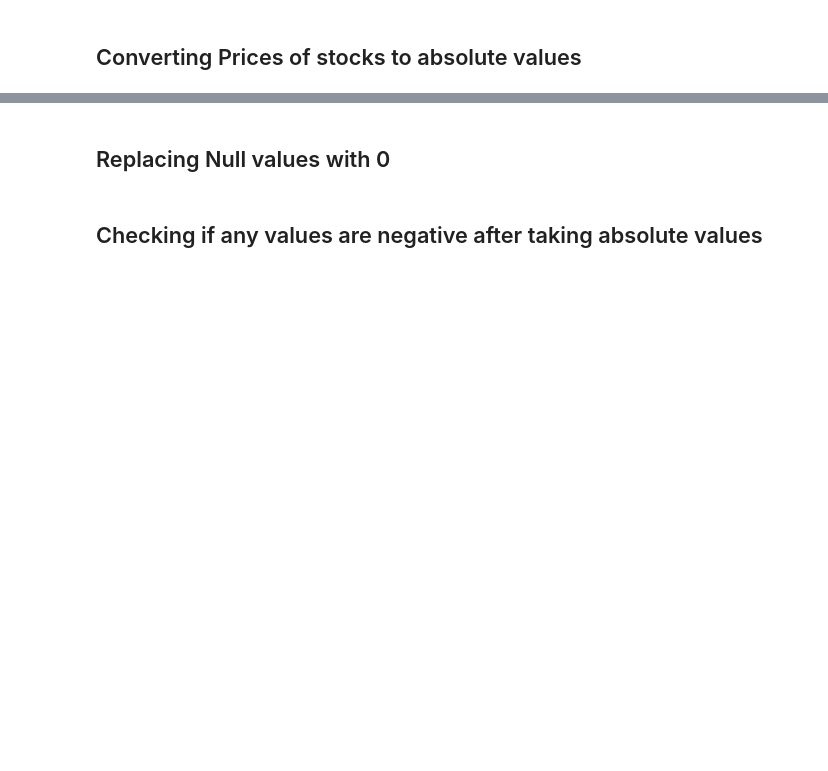
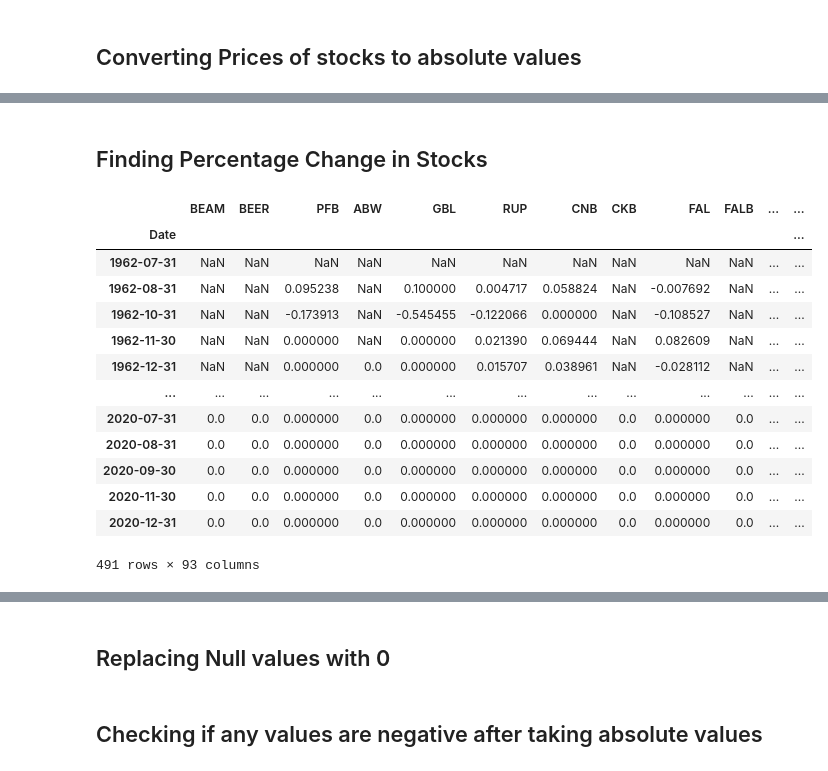
Before and after one commit to statistactics/sin-stocks, a Jupyter notebook: PORTFOLIO_CONSTRUCTION.ipynb, the cells around one changed output, grey strips where cells are left out. Cells and saved outputs as stored; diff of their text form; code cells hidden in the pictures; blank space fills up the shorter version.

Commit message:
Derived percentage change in stocks, removed null

```diff
--- a/PORTFOLIO_CONSTRUCTION.ipynb
+++ b/PORTFOLIO_CONSTRUCTION.ipynb
@@ -4,0 +19,3 @@ import matplotlib.pyplot as plt
+# %%
+sin_list = sin_df["Ticker Symbol"].unique()
+sin_list
@@ -25,0 +64,4 @@ stocks_df.iloc[:, :-5] = stocks_df.iloc[:, :-5].abs()
+# %%
+# Removing the NaN value in sin_list
+sin_list = sin_list[~pd.isnull(sin_list)]
+sin_list
@@ -25,0 +80,3 @@ stocks_df.iloc[:, :-5] = stocks_df.iloc[:, :-5].abs()
+# %%
+sin_stocks = stocks_df[sin_list]
+sin_stocks.head()
@@ -25,0 +92,20 @@ stocks_df.iloc[:, :-5] = stocks_df.iloc[:, :-5].abs()
+# %% [markdown]
+## Finding Percentage Change in Stocks
+# %%
+returns_df = sin_stocks.pct_change()
+returns_df
+# %% [output]
+|  | BEAM | BEER | PFB | ABW | GBL | RUP | CNB | CKB | FAL | FALB | ... | ... |
+| Date |  |  |  |  |  |  |  |  |  |  |  | ... |
+| 1962-07-31 | NaN | NaN | NaN | NaN | NaN | NaN | NaN | NaN | NaN | NaN | ... | ... |
+| 1962-08-31 | NaN | NaN | 0.095238 | NaN | 0.100000 | 0.004717 | 0.058824 | NaN | -0.007692 | NaN | ... | ... |
+| 1962-10-31 | NaN | NaN | -0.173913 | NaN | -0.545455 | -0.122066 | 0.000000 | NaN | -0.108527 | NaN | ... | ... |
+| 1962-11-30 | NaN | NaN | 0.000000 | NaN | 0.000000 | 0.021390 | 0.069444 | NaN | 0.082609 | NaN | ... | ... |
+| 1962-12-31 | NaN | NaN | 0.000000 | 0.0 | 0.000000 | 0.015707 | 0.038961 | NaN | -0.028112 | NaN | ... | ... |
+| ... | ... | ... | ... | ... | ... | ... | ... | ... | ... | ... | ... | ... |
+| 2020-07-31 | 0.0 | 0.0 | 0.000000 | 0.0 | 0.000000 | 0.000000 | 0.000000 | 0.0 | 0.000000 | 0.0 | ... | ... |
+| 2020-08-31 | 0.0 | 0.0 | 0.000000 | 0.0 | 0.000000 | 0.000000 | 0.000000 | 0.0 | 0.000000 | 0.0 | ... | ... |
+| 2020-09-30 | 0.0 | 0.0 | 0.000000 | 0.0 | 0.000000 | 0.000000 | 0.000000 | 0.0 | 0.000000 | 0.0 | ... | ... |
+| 2020-11-30 | 0.0 | 0.0 | 0.000000 | 0.0 | 0.000000 | 0.000000 | 0.000000 | 0.0 | 0.000000 | 0.0 | ... | ... |
+| 2020-12-31 | 0.0 | 0.0 | 0.000000 | 0.0 | 0.000000 | 0.000000 | 0.000000 | 0.0 | 0.000000 | 0.0 | ... | ... |
+491 rows × 93 columns
```
Also changed, not shown: parts of 16 cells of this notebook.
